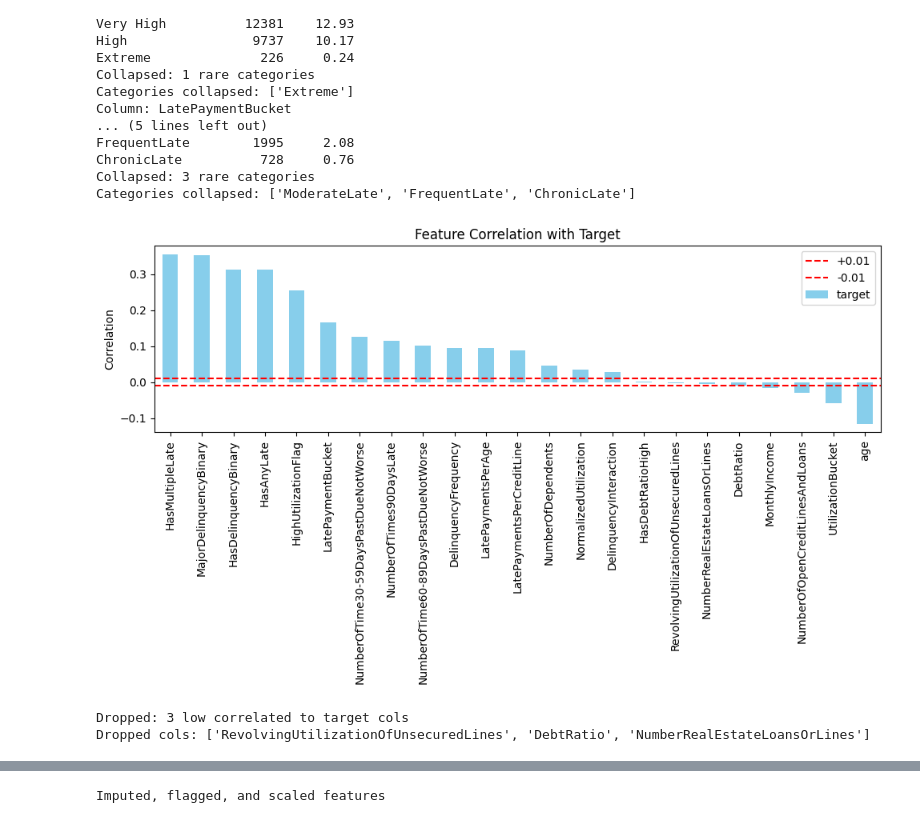
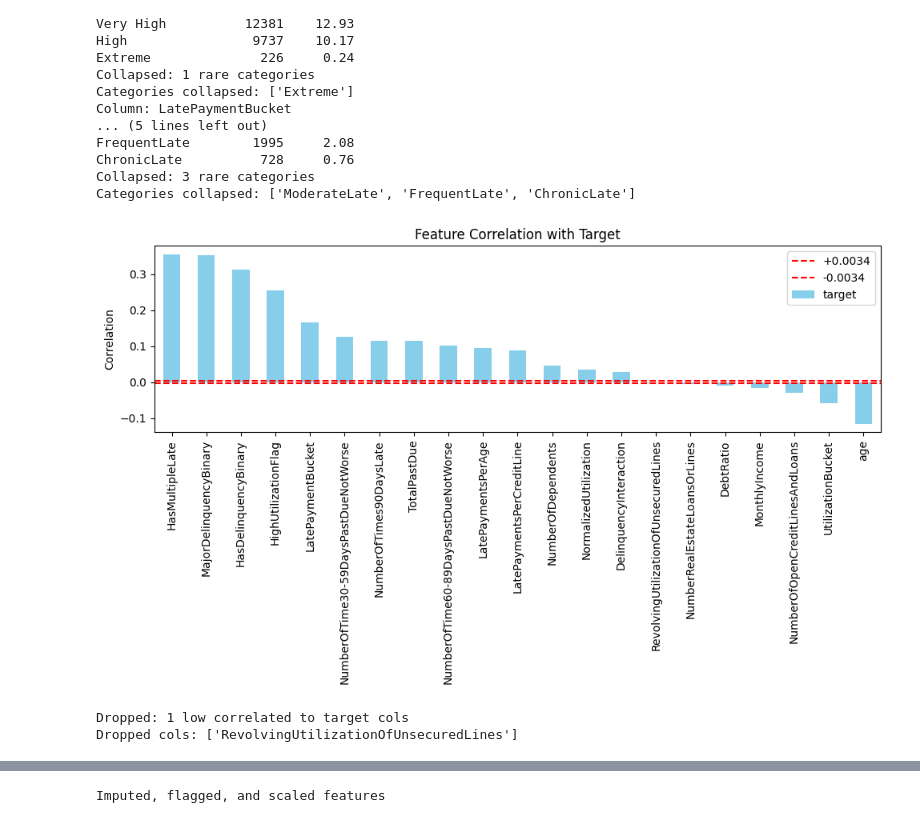
Before and after one commit to sunnysunny77/loan, a Jupyter notebook: cr.ipynb, the cells around one changed output, grey strips where cells are left out. Saved outputs shown, nothing was run; the diff lists cells and outputs as text; code cells hidden in the pictures.

```diff
--- a/cr.ipynb
+++ b/cr.ipynb
@@ -116,41 +116,38 @@ def drop_target_and_ids(df):
 def engineer_features(df):
     df_engi = df.copy()
 
-    # === Delinquency Features ===
-    TotalPastDue = (
+    df_engi["TotalPastDue"] = (
         df_engi["NumberOfTime30-59DaysPastDueNotWorse"] +
         df_engi["NumberOfTimes90DaysLate"] +
         df_engi["NumberOfTime60-89DaysPastDueNotWorse"]
     )
-    df_engi["HasDelinquencyBinary"] = (TotalPastDue > 0).astype(int)
-    df_engi["HasAnyLate"] = df_engi["HasDelinquencyBinary"]
-    df_engi["HasMultipleLate"] = (TotalPastDue >= 2).astype(int)
+
+    df_engi["HasDelinquencyBinary"] = (df_engi["TotalPastDue"] > 0).astype(int)
+
+    df_engi["HasMultipleLate"] = (df_engi["TotalPastDue"] >= 2).astype(int)
+
     df_engi["MajorDelinquencyBinary"] = (
         (df_engi["NumberOfTimes90DaysLate"] > 0) |
         (df_engi["NumberOfTime60-89DaysPastDueNotWorse"] > 0)
     ).astype(int)
-    df_engi["LatePaymentsPerAge"] = TotalPastDue / (df_engi["age"] + 1)
-    df_engi["LatePaymentsPerCreditLine"] = TotalPastDue / (df_engi["NumberOfOpenCreditLinesAndLoans"] + 1)
-    df_engi["DelinquencyFrequency"] = df_engi["LatePaymentsPerAge"]
 
-    # === Utilization Features ===
+    df_engi["LatePaymentsPerAge"] = df_engi["TotalPastDue"] / (df_engi["age"] + 1)
+
+    df_engi["LatePaymentsPerCreditLine"] = df_engi["TotalPastDue"] / (df_engi["NumberOfOpenCreditLinesAndLoans"] + 1)
+
     df_engi["NormalizedUtilization"] = np.sqrt(df_engi["RevolvingUtilizationOfUnsecuredLines"])
+
     df_engi["HighUtilizationFlag"] = (df_engi["RevolvingUtilizationOfUnsecuredLines"] > 0.5).astype(int)
 
-    # === Interaction Features ===
-    df_engi["DelinquencyInteraction"] = TotalPastDue * df_engi["RevolvingUtilizationOfUnsecuredLines"]
+    df_engi["DelinquencyInteraction"] = df_engi["TotalPastDue"] * df_engi["RevolvingUtilizationOfUnsecuredLines"]
 
-    # === Debt Features ===
-    df_engi["HasDebtRatioHigh"] = (df_engi["DebtRatio"] > 0.8).astype(int)
-
-    # === Bucketed Features ===
     utilization_bins = [-0.01, 0.1, 0.3, 0.6, 0.9, 1.5, 10]
     utilization_labels = ["Very Low", "Low", "Moderate", "High", "Very High", "Extreme"]
     df_engi["UtilizationBucket"] = pd.cut(df_engi["RevolvingUtilizationOfUnsecuredLines"], bins=utilization_bins, labels=utilization_labels)
 
     late_bins = [-1, 0, 1, 3, 6, np.inf]
     late_labels = ["NoLate", "FewLate", "ModerateLate", "FrequentLate", "ChronicLate"]
-    df_engi["LatePaymentBucket"] = pd.cut(TotalPastDue, bins=late_bins, labels=late_labels)
+    df_engi["LatePaymentBucket"] = pd.cut(df_engi["TotalPastDue"], bins=late_bins, labels=late_labels)
 
     return df_engi
 
@@ -712,11 +709,11 @@ Collapsed: 3 rare categories
 Categories collapsed: ['ModerateLate', 'FrequentLate', 'ChronicLate']
 # %%
 # Drop low correlated features to target
-df_corr, low_corr_cols_to_drop = drop_low_correlated_to_target(df_collapsed, y_train, threshold=0.01, bias_mode=False)
+df_corr, low_corr_cols_to_drop = drop_low_correlated_to_target(df_collapsed, y_train, threshold=0.0034, bias_mode=False)
 # %% [output]
-[figure, old version]
+[figure, new version]
-Dropped: 3 low correlated to target cols
-Dropped cols: ['RevolvingUtilizationOfUnsecuredLines', 'DebtRatio', 'NumberRealEstateLoansOrLines']
+Dropped: 1 low correlated to target cols
+Dropped cols: ['RevolvingUtilizationOfUnsecuredLines']
 # %%
 #log transform skewed
 df_log = log_transform_skewed(df_corr)
```
Also changed, not shown: parts of 19 cells of this notebook, 15 other files.
